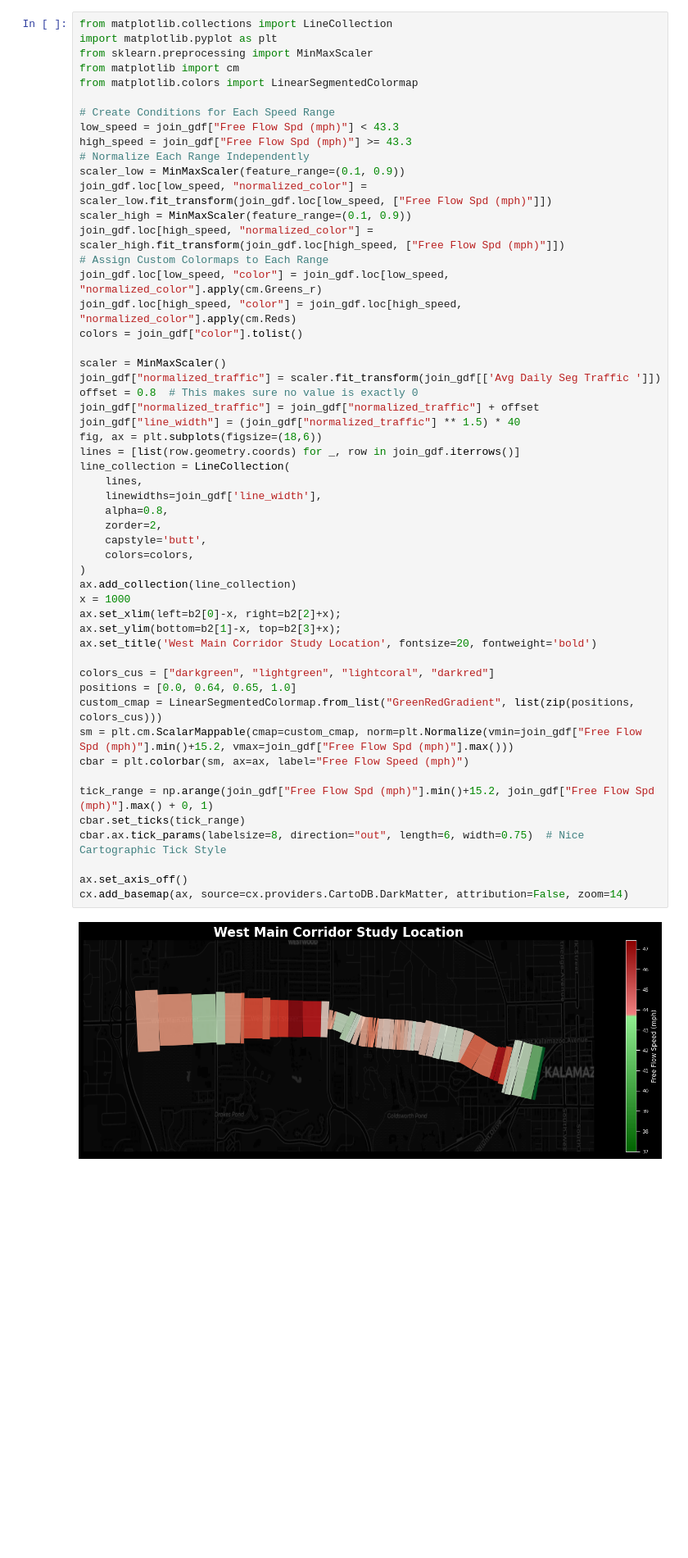
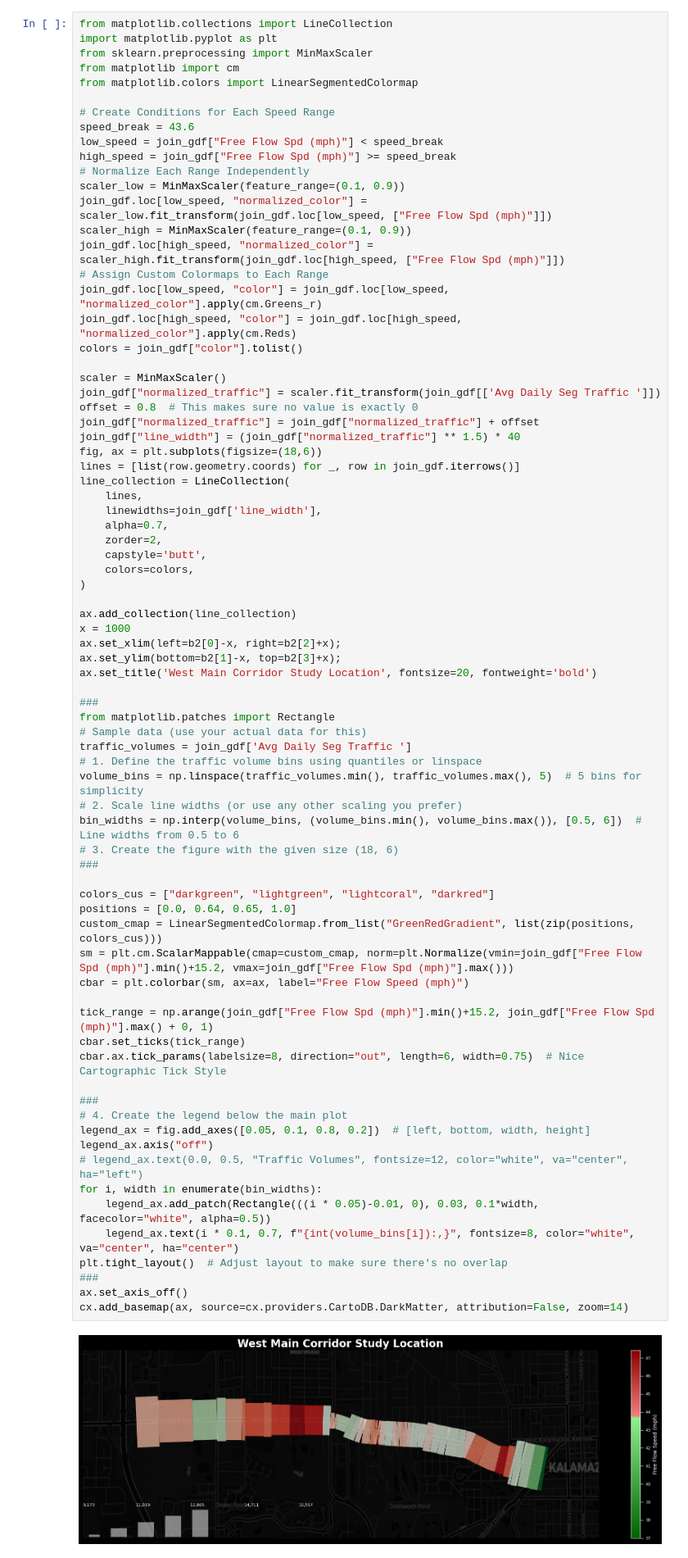
Before and after one commit to eKerney/data-notebooks, a Jupyter notebook: kzoo_streetlight/final_data_workflow.ipynb, the cells around one changed output. Shown at 82% size. Saved outputs shown, nothing was run; the diff lists cells and outputs as text; blank space fills up the shorter version.

```diff
--- a/kzoo_streetlight/final_data_workflow.ipynb
+++ b/kzoo_streetlight/final_data_workflow.ipynb
@@ -567,8 +567,9 @@ from matplotlib import cm
 from matplotlib.colors import LinearSegmentedColormap
 
 # Create Conditions for Each Speed Range
-low_speed = join_gdf["Free Flow Spd (mph)"] < 43.3
-high_speed = join_gdf["Free Flow Spd (mph)"] >= 43.3
+speed_break = 43.6
+low_speed = join_gdf["Free Flow Spd (mph)"] < speed_break
+high_speed = join_gdf["Free Flow Spd (mph)"] >= speed_break
 # Normalize Each Range Independently
 scaler_low = MinMaxScaler(feature_range=(0.1, 0.9))
 join_gdf.loc[low_speed, "normalized_color"] = scaler_low.fit_transform(join_gdf.loc[low_speed, ["Free Flow Spd (mph)"]])
@@ -585,32 +586,54 @@ offset = 0.8  # This makes sure no value is exactly 0
 join_gdf["normalized_traffic"] = join_gdf["normalized_traffic"] + offset
 join_gdf["line_width"] = (join_gdf["normalized_traffic"] ** 1.5) * 40
 fig, ax = plt.subplots(figsize=(18,6))
 lines = [list(row.geometry.coords) for _, row in join_gdf.iterrows()]
 line_collection = LineCollection(
     lines,
     linewidths=join_gdf['line_width'],
-    alpha=0.8,
+    alpha=0.7,
     zorder=2,
     capstyle='butt',
     colors=colors,
 )
+
 ax.add_collection(line_collection)
 x = 1000
 ax.set_xlim(left=b2[0]-x, right=b2[2]+x);
 ax.set_ylim(bottom=b2[1]-x, top=b2[3]+x);
 ax.set_title('West Main Corridor Study Location', fontsize=20, fontweight='bold')
+
+###
+from matplotlib.patches import Rectangle
+# Sample data (use your actual data for this)
+traffic_volumes = join_gdf['Avg Daily Seg Traffic ']
+# 1. Define the traffic volume bins using quantiles or linspace
+volume_bins = np.linspace(traffic_volumes.min(), traffic_volumes.max(), 5)  # 5 bins for simplicity
+# 2. Scale line widths (or use any other scaling you prefer)
+bin_widths = np.interp(volume_bins, (volume_bins.min(), volume_bins.max()), [0.5, 6])  # Line widths from 0.5 to 6
+# 3. Create the figure with the given size (18, 6)
+###
 
 colors_cus = ["darkgreen", "lightgreen", "lightcoral", "darkred"]
 positions = [0.0, 0.64, 0.65, 1.0]
 custom_cmap = LinearSegmentedColormap.from_list("GreenRedGradient", list(zip(positions, colors_cus)))
 sm = plt.cm.ScalarMappable(cmap=custom_cmap, norm=plt.Normalize(vmin=join_gdf["Free Flow Spd (mph)"].min()+15.2, vmax=join_gdf["Free Flow Spd (mph)"].max()))
 cbar = plt.colorbar(sm, ax=ax, label="Free Flow Speed (mph)")
 
 tick_range = np.arange(join_gdf["Free Flow Spd (mph)"].min()+15.2, join_gdf["Free Flow Spd (mph)"].max() + 0, 1)
 cbar.set_ticks(tick_range)
 cbar.ax.tick_params(labelsize=8, direction="out", length=6, width=0.75)  # Nice Cartographic Tick Style
 
+###
+# 4. Create the legend below the main plot
+legend_ax = fig.add_axes([0.05, 0.1, 0.8, 0.2])  # [left, bottom, width, height]
+legend_ax.axis("off")
+# legend_ax.text(0.0, 0.5, "Traffic Volumes", fontsize=12, color="white", va="center", ha="left")
+for i, width in enumerate(bin_widths):
+    legend_ax.add_patch(Rectangle(((i * 0.05)-0.01, 0), 0.03, 0.1*width, facecolor="white", alpha=0.5))
+    legend_ax.text(i * 0.1, 0.7, f"{int(volume_bins[i]):,}", fontsize=8, color="white", va="center", ha="center")
+plt.tight_layout()  # Adjust layout to make sure there's no overlap
+###
 ax.set_axis_off()
 cx.add_basemap(ax, source=cx.providers.CartoDB.DarkMatter, attribution=False, zoom=14)
 # %% [output]
-[figure, old version]
+[figure, new version]
```
Also changed, not shown: parts of 1 cell of this notebook, 1 other file.
